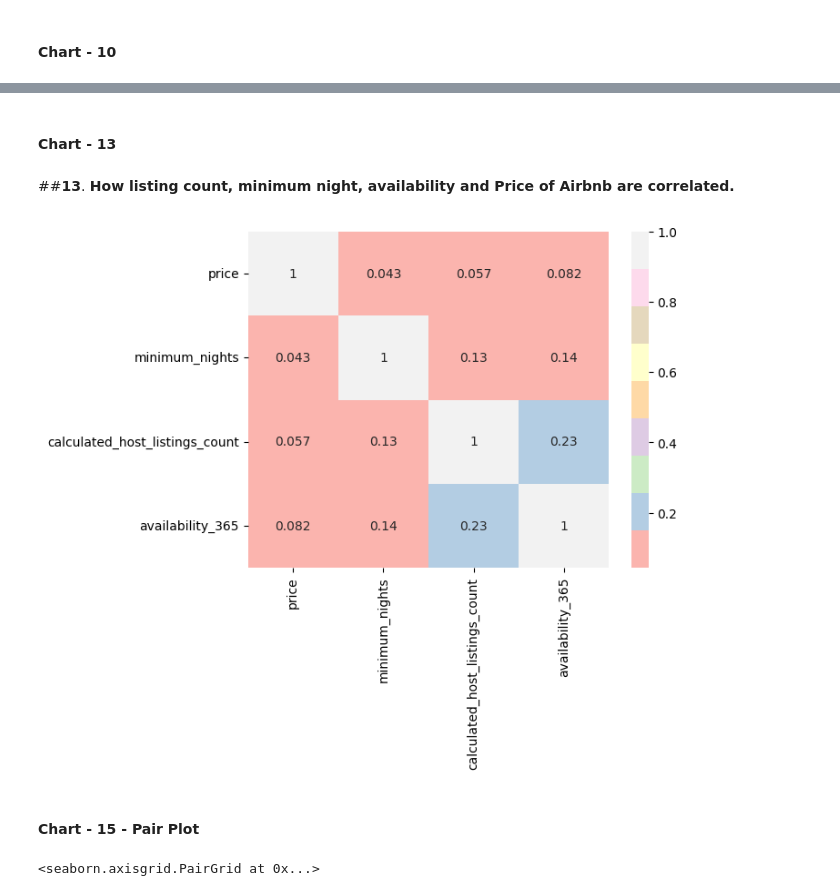
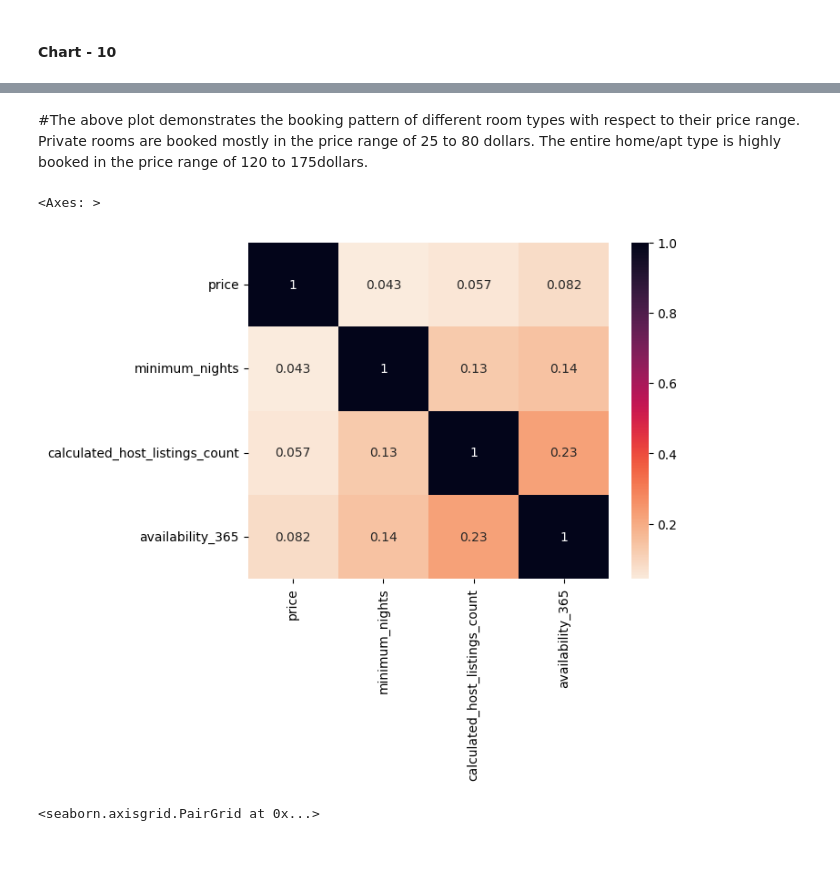
Before and after one commit to Sharik2610/Air-Bnb-Booking-Analysis---EDA, a Jupyter notebook: EDA_ON_AIRBNB_by_sharik.ipynb, the cells around one changed output, grey strips where cells are left out. Saved outputs shown, nothing was run; the diff lists cells and outputs as text; code cells hidden in the pictures; blank space fills up the shorter version.

```diff
--- a/EDA_ON_AIRBNB_by_sharik.ipynb
+++ b/EDA_ON_AIRBNB_by_sharik.ipynb
@@ -523,18 +562,14 @@ plt.show()
-# %% [markdown]
-#### Chart - 13
-# %% [markdown]
-##**13**. **How listing count, minimum night, availability and Price of Airbnb are correlated.**
+# %% [markdown]
+#The above plot demonstrates the booking pattern of different room types with respect to their price range. Private rooms are booked mostly in the price range of 25 to 80 dollars. The entire home/apt type is highly booked in the price range of 120 to 175dollars.
 # %%
 # Correlation Heatmap visualization code
-
-corr_airbnb = airbnb[['price','minimum_nights',"Location",'calculated_host_listings_count','availability_365']]
-
-sns.heatmap(corr_airbnb.corr(), cmap='Pastel1',annot=True)
-plt.show()
+#code for correlation Heatmap
+corr_airbnb = airbnb[['price','minimum_nights','Location','calculated_host_listings_count','availability_365']]
+#plot heatmap
+sns.heatmap(corr_airbnb.corr(),cmap='rocket_r',annot=True)
 # %% [output]
+<Axes: >
-[figure, old version]
+[figure, new version]
-# %% [markdown]
-#### Chart - 15 - Pair Plot
 # %%
 # Pair Plot visualization code
 
```
Also changed, not shown: parts of 22 cells of this notebook.
